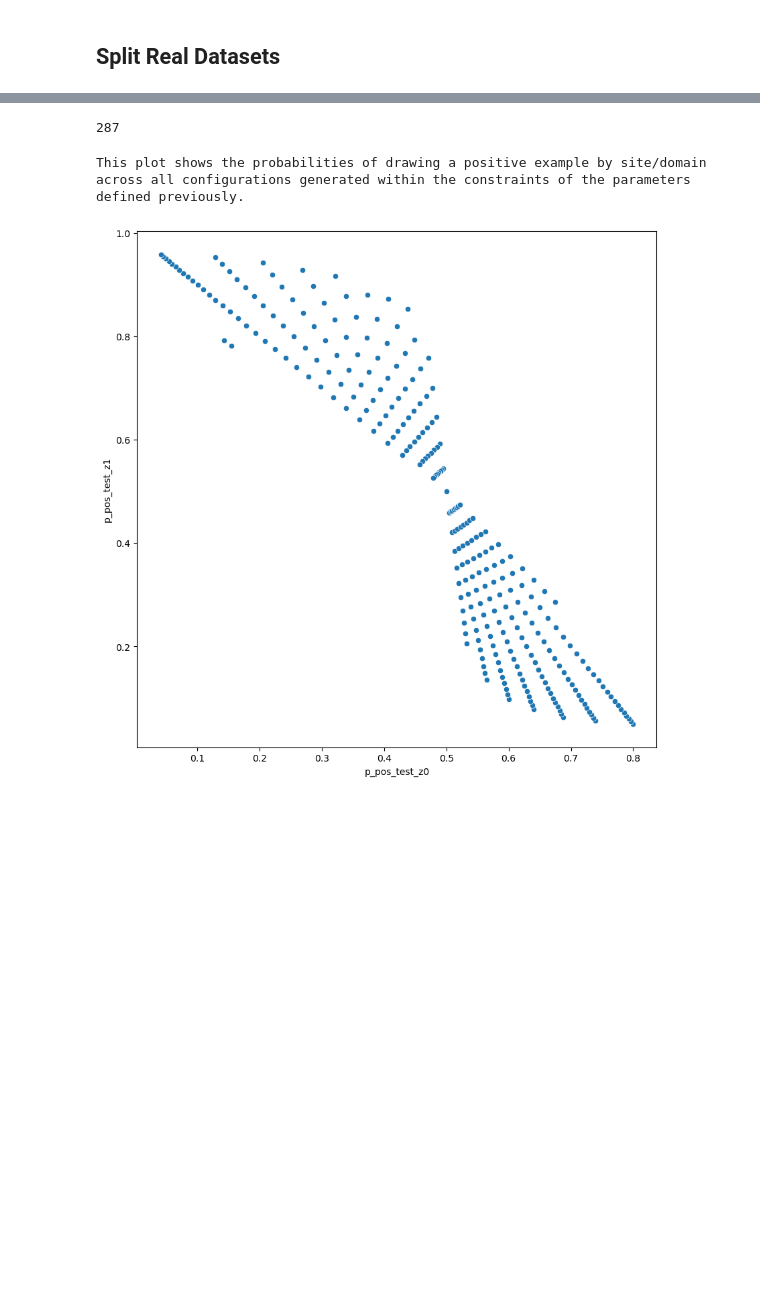
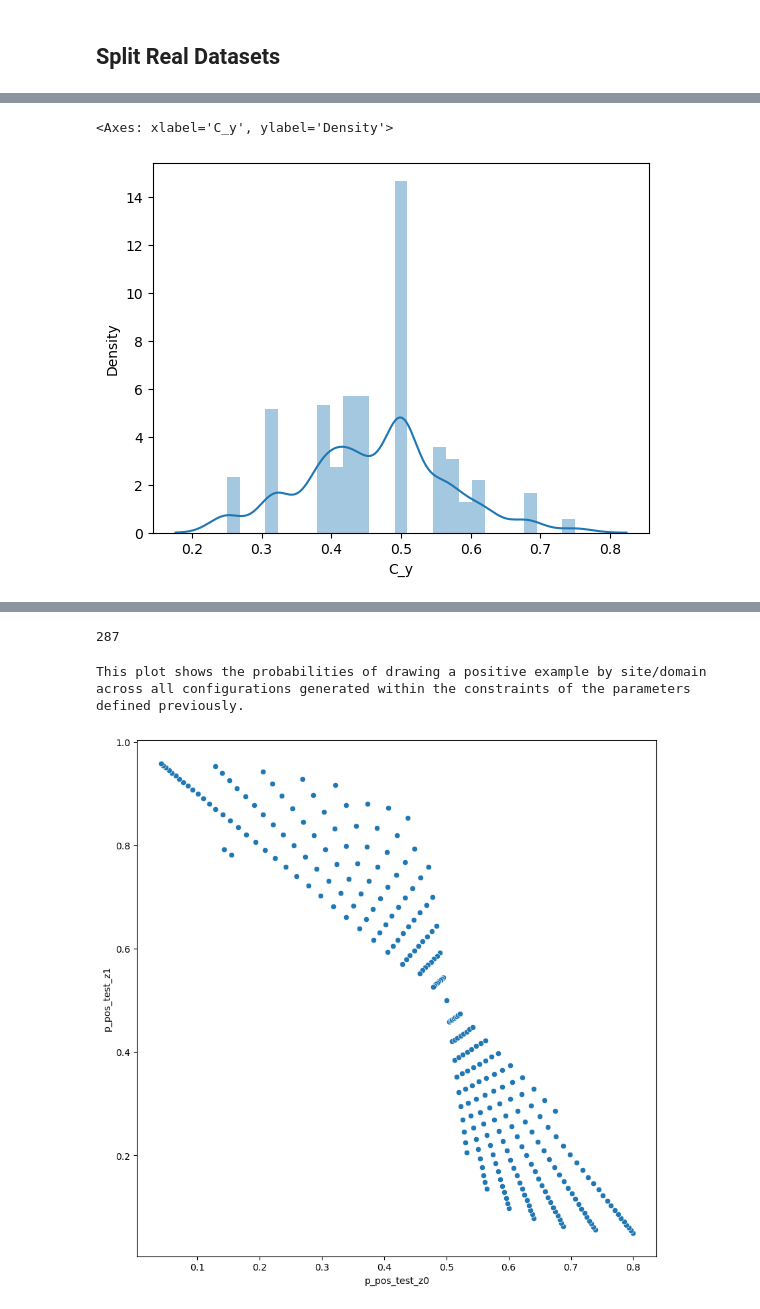
Before and after one commit to LinguisticAnomalies/DeconDTN, a Jupyter notebook: notebooks_xiruo/[demo] Split Function - Binary.ipynb, the cells around one changed output, grey strips where cells are left out. Drawn from its saved outputs; the diff is of its cells as text; code cells hidden in the pictures; blank space fills up the shorter version.

```diff
--- a/notebooks_xiruo/[demo] Split Function - Binary.ipynb
+++ b/notebooks_xiruo/[demo] Split Function - Binary.ipynb
@@ -499,0 +501,5 @@ metrics.average_precision_score(tmp['test']['label'] == 'pos', pos_prob)
+# %%
+sns.distplot(rframe['C_y'])
+# %% [output]
+<Axes: xlabel='C_y', ylabel='Density'>
+[figure, added]
```
Also changed, not shown: parts of 37 cells of this notebook.
